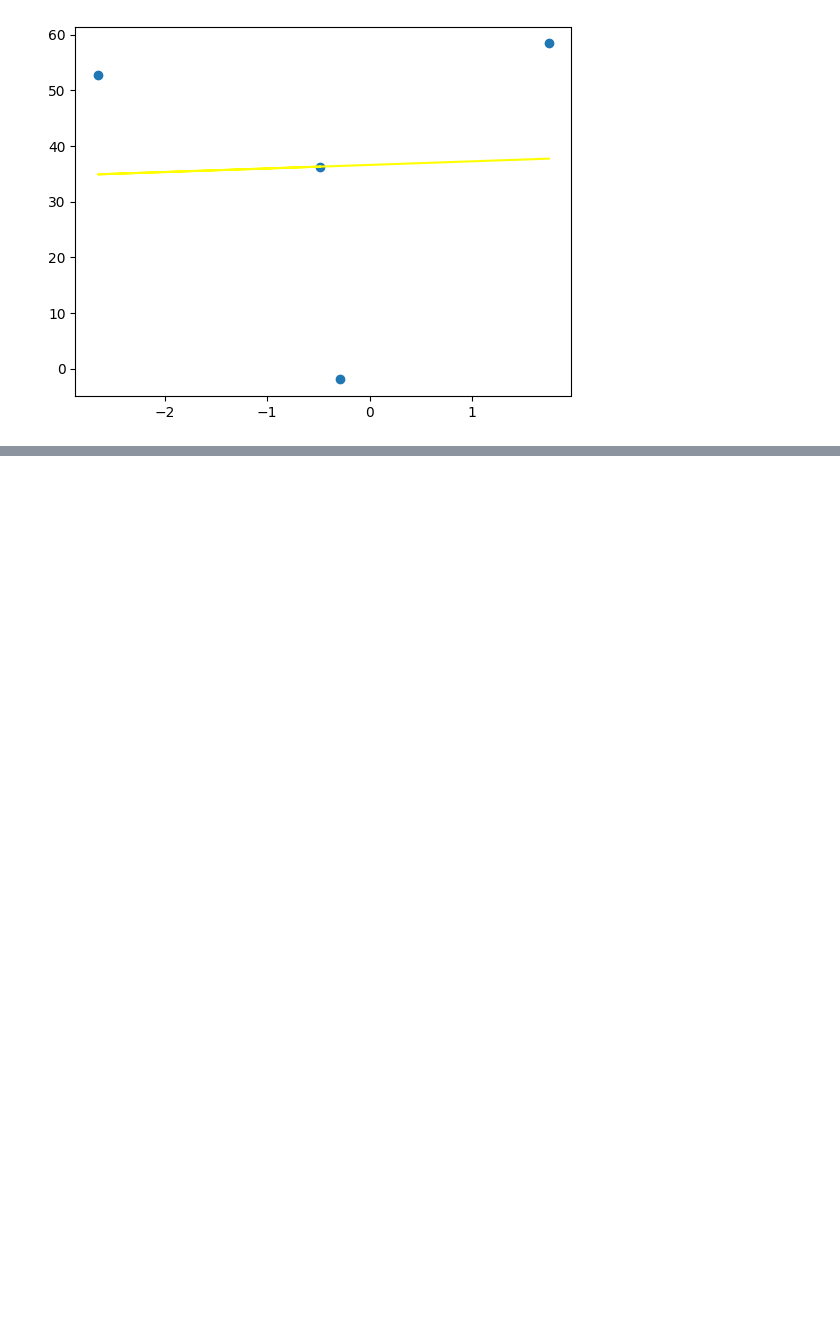
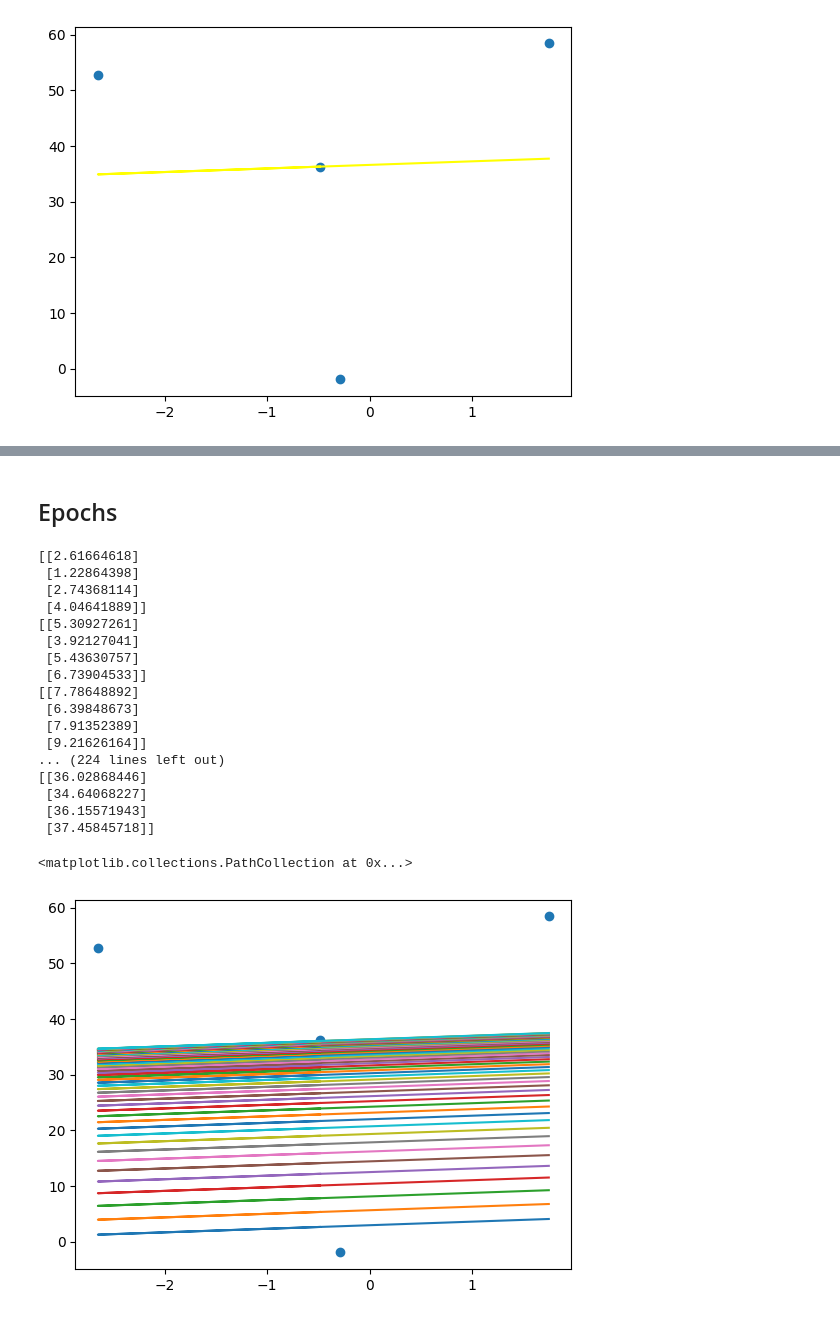
Before and after one commit to varshasharma01/100DaysOfML, a Jupyter notebook: ML22_GradientDescent/GD_overview.ipynb, the cells around one changed output, grey strips where cells are left out. Cells and saved outputs as stored; diff of their text form; code cells hidden in the pictures; blank space fills up the shorter version.

Commit message:
epochs

```diff
--- a/ML22_GradientDescent/GD_overview.ipynb
+++ b/ML22_GradientDescent/GD_overview.ipynb
@@ -47,0 +133,38 @@ plt.plot(X,lr.predict(X),color='yellow')
+# %% [markdown]
+<h2> Epochs
+# %%
+b = 0
+m = 0.64
+l_r = 0.01  #trying a very small learning rate to see how many iterations it will take to converge to the optimal value of b.
+
+epochs = 60
+
+for i in range(epochs):
+  loss_slope = -2 * np.sum(y - m*X.ravel() - b)
+  b = b - (l_r * loss_slope)
+
+  y_pred = m * X + b
+  print(y_pred)
+  plt.plot(X,y_pred)
+
+plt.scatter(X,y)
+# %% [output]
+[[2.61664618]
+ [1.22864398]
+ [2.74368114]
+ [4.04641889]]
+[[5.30927261]
+ [3.92127041]
+ [5.43630757]
+ [6.73904533]]
+[[7.78648892]
+ [6.39848673]
+ [7.91352389]
+ [9.21626164]]
+... (224 lines left out)
+[[36.02868446]
+ [34.64068227]
+ [36.15571943]
+ [37.45845718]]
+<matplotlib.collections.PathCollection at 0x...>
+[figure, added]
```
Also changed, not shown: parts of 15 cells of this notebook.
